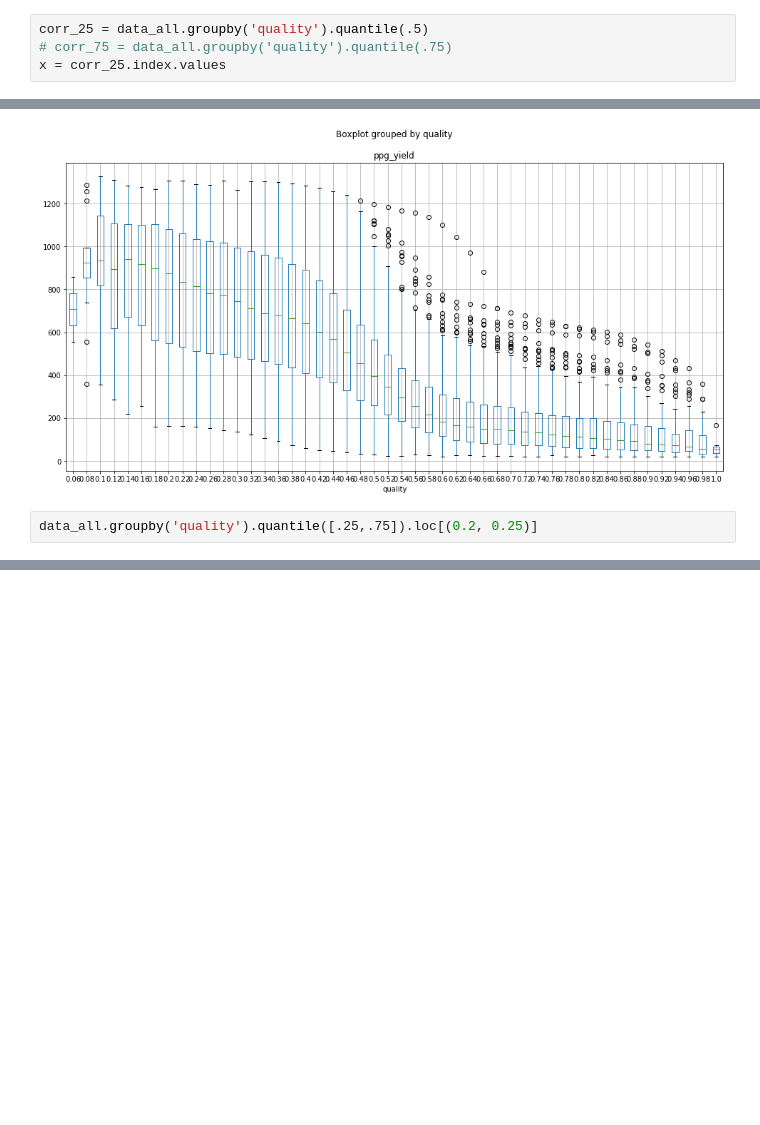
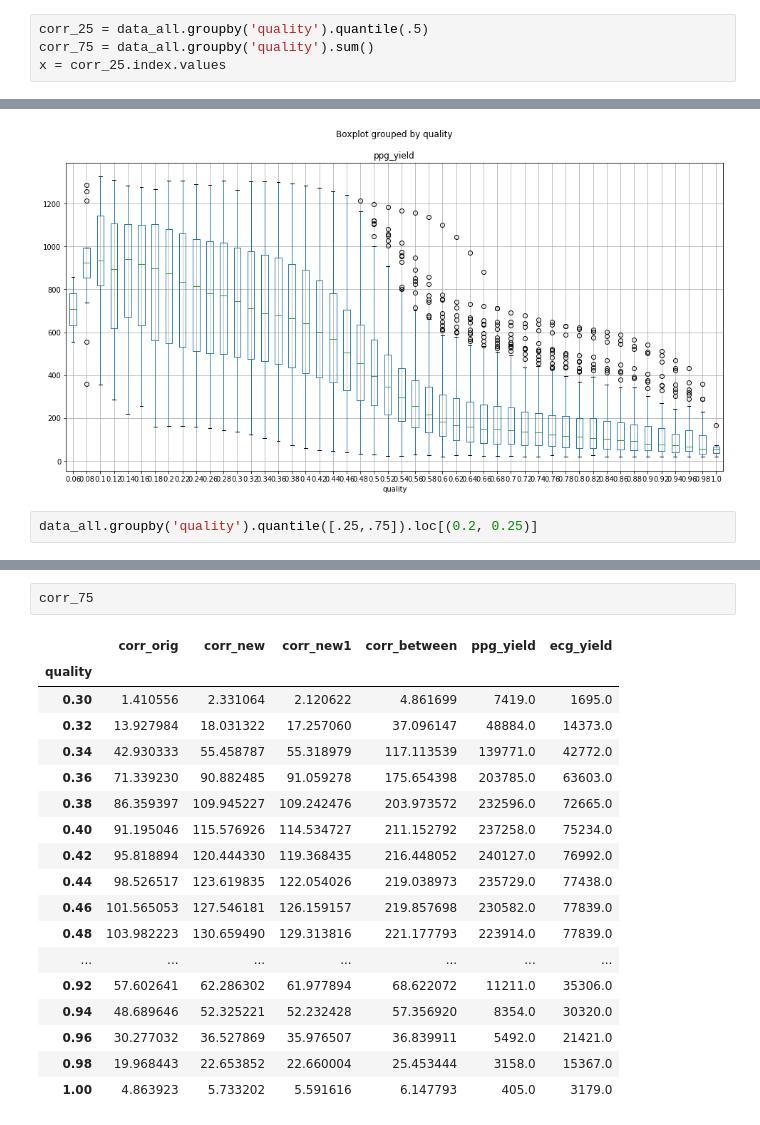
Before and after one commit to aungkonazim/RR-ECG-PPG, a Jupyter notebook: stress_exp/main_read_all_data.ipynb, the cells around one changed output, grey strips where cells are left out. Drawn from its saved outputs; the diff is of its cells as text; blank space fills up the shorter version.

```diff
--- a/stress_exp/main_read_all_data.ipynb
+++ b/stress_exp/main_read_all_data.ipynb
@@ -229,7 +229,7 @@ plt.show()
 data_all = pd.DataFrame(data,columns=['quality','corr_orig','corr_new','corr_new1','corr_between','ppg_yield','ecg_yield'])
 # %%
 corr_25 = data_all.groupby('quality').quantile(.5)
-# corr_75 = data_all.groupby('quality').quantile(.75)
+corr_75 = data_all.groupby('quality').sum()
 x = corr_25.index.values
 # %%
 import matplotlib.pyplot as plt
@@ -279,0 +302,21 @@ data_all.groupby('quality').quantile([.25,.75]).loc[(0.2, 0.25)]
+# %%
+corr_75
+# %% [output]
+|  | corr_orig | corr_new | corr_new1 | corr_between | ppg_yield | ecg_yield |
+| quality |  |  |  |  |  |  |
+| 0.30 | 1.410556 | 2.331064 | 2.120622 | 4.861699 | 7419.0 | 1695.0 |
+| 0.32 | 13.927984 | 18.031322 | 17.257060 | 37.096147 | 48884.0 | 14373.0 |
+| 0.34 | 42.930333 | 55.458787 | 55.318979 | 117.113539 | 139771.0 | 42772.0 |
+| 0.36 | 71.339230 | 90.882485 | 91.059278 | 175.654398 | 203785.0 | 63603.0 |
+| 0.38 | 86.359397 | 109.945227 | 109.242476 | 203.973572 | 232596.0 | 72665.0 |
+| 0.40 | 91.195046 | 115.576926 | 114.534727 | 211.152792 | 237258.0 | 75234.0 |
+| 0.42 | 95.818894 | 120.444330 | 119.368435 | 216.448052 | 240127.0 | 76992.0 |
+| 0.44 | 98.526517 | 123.619835 | 122.054026 | 219.038973 | 235729.0 | 77438.0 |
+| 0.46 | 101.565053 | 127.546181 | 126.159157 | 219.857698 | 230582.0 | 77839.0 |
+| 0.48 | 103.982223 | 130.659490 | 129.313816 | 221.177793 | 223914.0 | 77839.0 |
+| ... | ... | ... | ... | ... | ... | ... |
+| 0.92 | 57.602641 | 62.286302 | 61.977894 | 68.622072 | 11211.0 | 35306.0 |
+| 0.94 | 48.689646 | 52.325221 | 52.232428 | 57.356920 | 8354.0 | 30320.0 |
+| 0.96 | 30.277032 | 36.527869 | 35.976507 | 36.839911 | 5492.0 | 21421.0 |
+| 0.98 | 19.968443 | 22.653852 | 22.660004 | 25.453444 | 3158.0 | 15367.0 |
+| 1.00 | 4.863923 | 5.733202 | 5.591616 | 6.147793 | 405.0 | 3179.0 |
```
Also changed, not shown: parts of 4 cells of this notebook.
